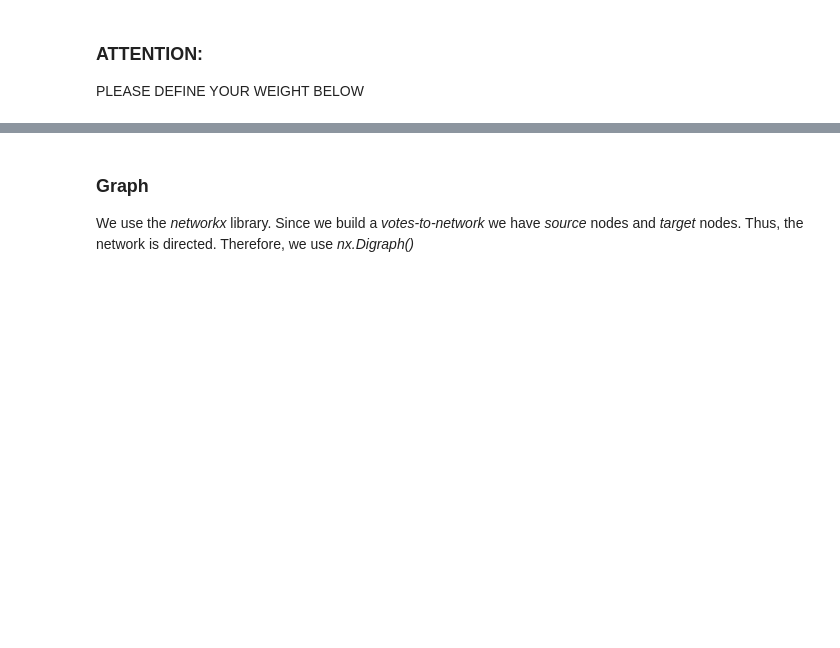
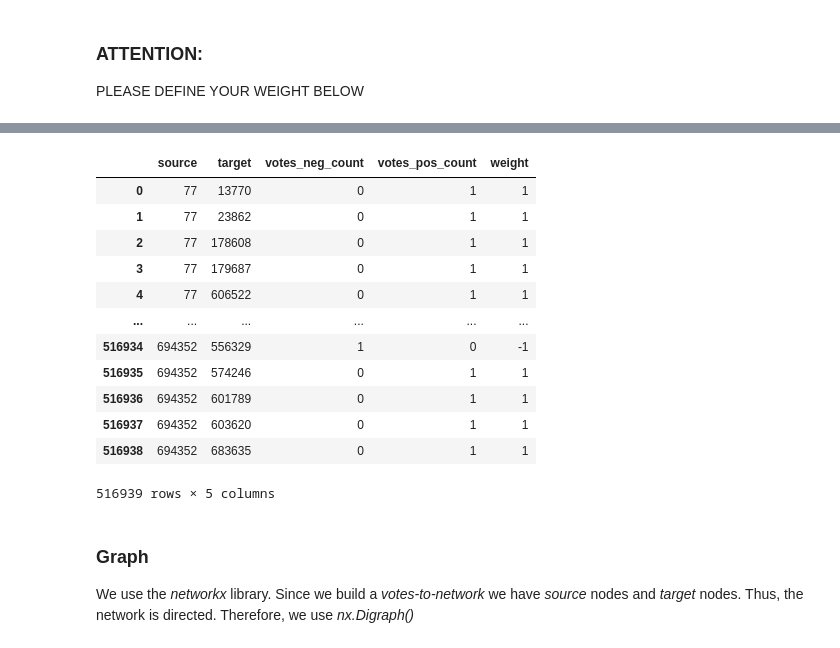
Before and after one commit to stefanhoedl/sna_proj, a Jupyter notebook: notebooks/sna_python_handson.ipynb, the cells around one changed output, grey strips where cells are left out. Drawn from its saved outputs; the diff is of its cells as text; code cells hidden in the pictures; blank space fills up the shorter version.

```diff
--- a/notebooks/sna_python_handson.ipynb
+++ b/notebooks/sna_python_handson.ipynb
@@ -80,4 +129,10 @@ edgeListBefore.loc[edgeListBefore["votes_neg_count"]>10]
 # %% [markdown]
 ### ATTENTION:
 PLEASE DEFINE YOUR WEIGHT BELOW
+# %%
+## original
+edgeListBefore["weight"]=edgeListBefore["votes_pos_count"]-edgeListBefore["votes_neg_count"]
+edgeListAfter["weight"]=edgeListAfter["votes_pos_count"]-edgeListAfter["votes_neg_count"]
+#edgeListBefore["weight"]=np.where(edgeListBefore["votes_pos_count"] >= edgeListBefore["votes_neg_count"], 1, -1)
+#edgeListAfter["weight"]=np.where(edgeListAfter["votes_pos_count"] >= edgeListAfter["votes_neg_count"], 1, -1)
 # %%
@@ -87,7 +142,3 @@ PLEASE DEFINE YOUR WEIGHT BELOW
-# %%
-## v1
-edgeListBefore["weight"]= (1+edgeListBefore["votes_pos_count"])/(1+edgeListBefore["votes_neg_count"])
-edgeListAfter["weight"]=(1+edgeListAfter["votes_pos_count"])/(1+edgeListAfter["votes_neg_count"])
 # %%
 edgeListBefore.rename_axis(['source', 'target'], inplace=True)
 edgeListAfter.rename_axis(['source', 'target'], inplace=True)
@@ -94,6 +168,22 @@ edgeListAfter.rename_axis(['source', 'target'], inplace=True)
 # %%
 edgesBefore = edgeListBefore.reset_index()
 edgesAfter = edgeListAfter.reset_index()
+# %%
+edgesAfter
+# %% [output]
+|  | source | target | votes_neg_count | votes_pos_count | weight |
+| 0 | 77 | 13770 | 0 | 1 | 1 |
+| 1 | 77 | 23862 | 0 | 1 | 1 |
+| 2 | 77 | 178608 | 0 | 1 | 1 |
+| 3 | 77 | 179687 | 0 | 1 | 1 |
+| 4 | 77 | 606522 | 0 | 1 | 1 |
+| ... | ... | ... | ... | ... | ... |
+| 516934 | 694352 | 556329 | 1 | 0 | -1 |
+| 516935 | 694352 | 574246 | 0 | 1 | 1 |
+| 516936 | 694352 | 601789 | 0 | 1 | 1 |
+| 516937 | 694352 | 603620 | 0 | 1 | 1 |
+| 516938 | 694352 | 683635 | 0 | 1 | 1 |
+516939 rows × 5 columns
 # %%
 edgesBefore.to_csv("../data/votes_to_comments_before.csv", index=False)
 edgesAfter.to_csv("../data/votes_to_comments_after.csv", index=False)
```
Also changed, not shown: parts of 17 cells of this notebook, 1 other file.
